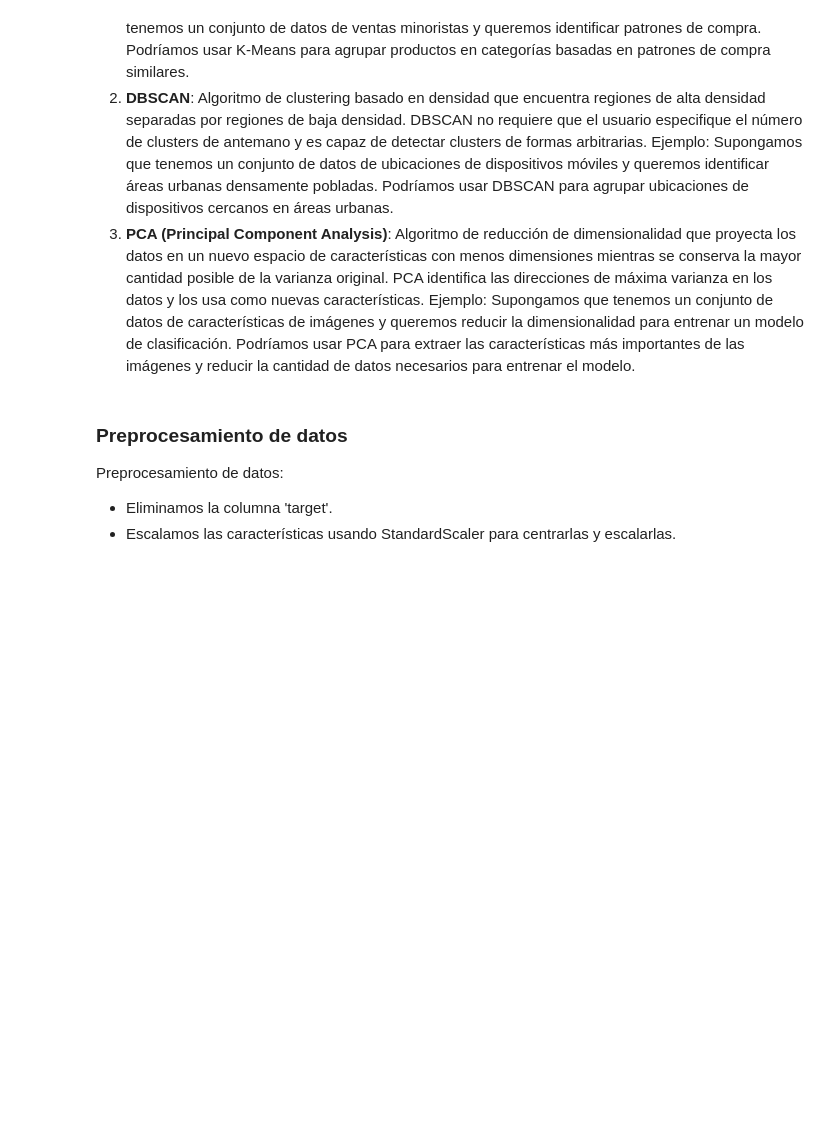
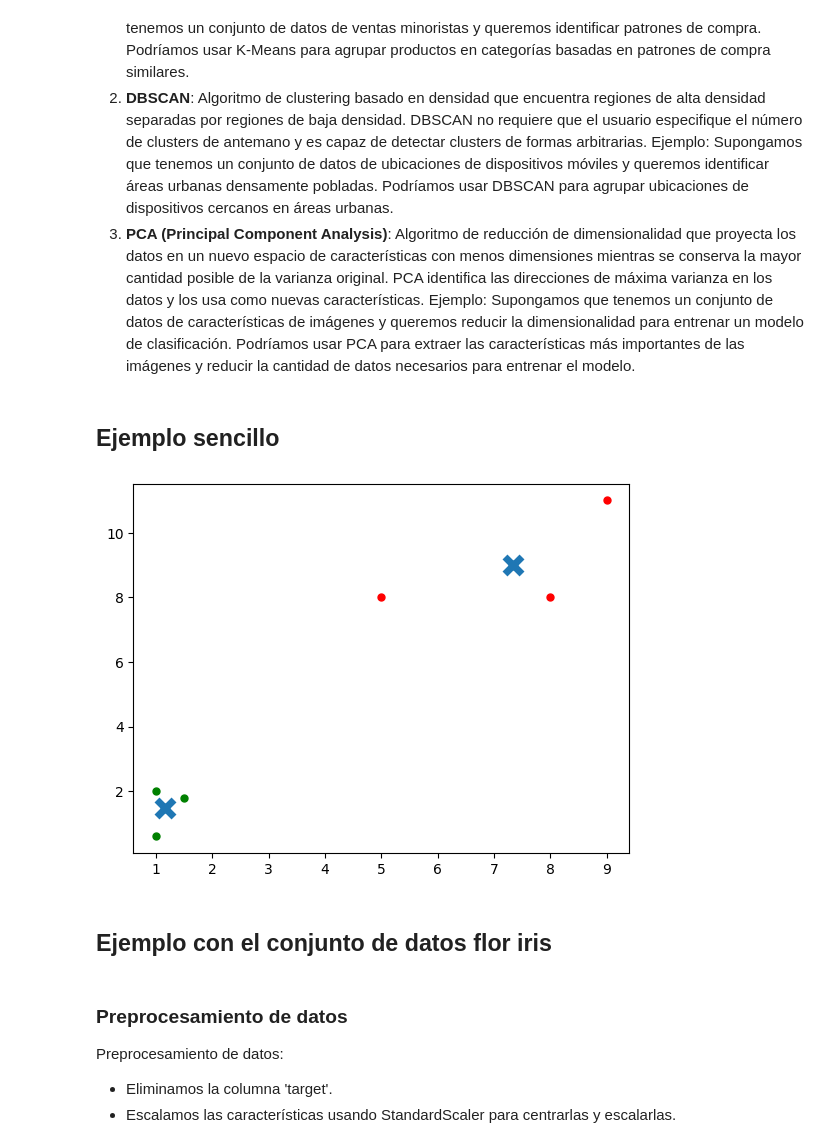
Before and after one commit to se2510/AprendizajesIA-taller, a Jupyter notebook: NoSupervisado.ipynb, the cells around one changed output. Saved outputs shown, nothing was run; the diff lists cells and outputs as text; code cells hidden in the pictures; blank space fills up the shorter version.

Commit message:
[ADDED] Ejemplo sencillo

```diff
--- a/NoSupervisado.ipynb
+++ b/NoSupervisado.ipynb
@@ -29,6 +29,38 @@ Algunos de los algoritmos más comunes en aprendizaje no supervisado incluyen:
 1. **K-Means**: Algoritmo de clustering que asigna cada punto de datos al cluster más cercano según la distancia euclidiana. El algoritmo itera para encontrar los centroides de los clusters que minimizan la suma de las distancias al cuadrado de los puntos dentro de cada cluster. Ejemplo: Supongamos que tenemos un conjunto de datos de ventas minoristas y queremos identificar patrones de compra. Podríamos usar K-Means para agrupar productos en categorías basadas en patrones de compra similares.
 2. **DBSCAN**: Algoritmo de clustering basado en densidad que encuentra regiones de alta densidad separadas por regiones de baja densidad. DBSCAN no requiere que el usuario especifique el número de clusters de antemano y es capaz de detectar clusters de formas arbitrarias. Ejemplo: Supongamos que tenemos un conjunto de datos de ubicaciones de dispositivos móviles y queremos identificar áreas urbanas densamente pobladas. Podríamos usar DBSCAN para agrupar ubicaciones de dispositivos cercanos en áreas urbanas.
 3. **PCA (Principal Component Analysis)**: Algoritmo de reducción de dimensionalidad que proyecta los datos en un nuevo espacio de características con menos dimensiones mientras se conserva la mayor cantidad posible de la varianza original. PCA identifica las direcciones de máxima varianza en los datos y los usa como nuevas características. Ejemplo: Supongamos que tenemos un conjunto de datos de características de imágenes y queremos reducir la dimensionalidad para entrenar un modelo de clasificación. Podríamos usar PCA para extraer las características más importantes de las imágenes y reducir la cantidad de datos necesarios para entrenar el modelo.
+# %% [markdown]
+## Ejemplo sencillo
+# %%
+from sklearn.cluster import KMeans
+import numpy as np
+import matplotlib.pyplot as plt
+
+# Creamos datos de ejemplo
+X = np.array([[1, 2], [5, 8], [1.5, 1.8], [8, 8], [1, 0.6], [9, 11]])
+
+# Definimos el número de clusters (k)
+k = 2
+
+# Creamos y ajustamos el modelo K-Means
+kmeans = KMeans(n_clusters=k)
+kmeans.fit(X)
+
+# Obtenemos los centroides y las etiquetas de los clusters
+centroids = kmeans.cluster_centers_
+labels = kmeans.labels_
+
+# Mostramos los resultados
+colors = ["g.", "r."]
+for i in range(len(X)):
+    plt.plot(X[i][0], X[i][1], colors[labels[i]], markersize=10)
+
+plt.scatter(centroids[:, 0], centroids[:, 1], marker="x", s=150, linewidths=5, zorder=10)
+plt.show()
+# %% [output]
+[figure, added]
+# %% [markdown]
+## Ejemplo con el conjunto de datos flor iris
 # %%
 # Importar bibliotecas necesarias
 import numpy as np
```
